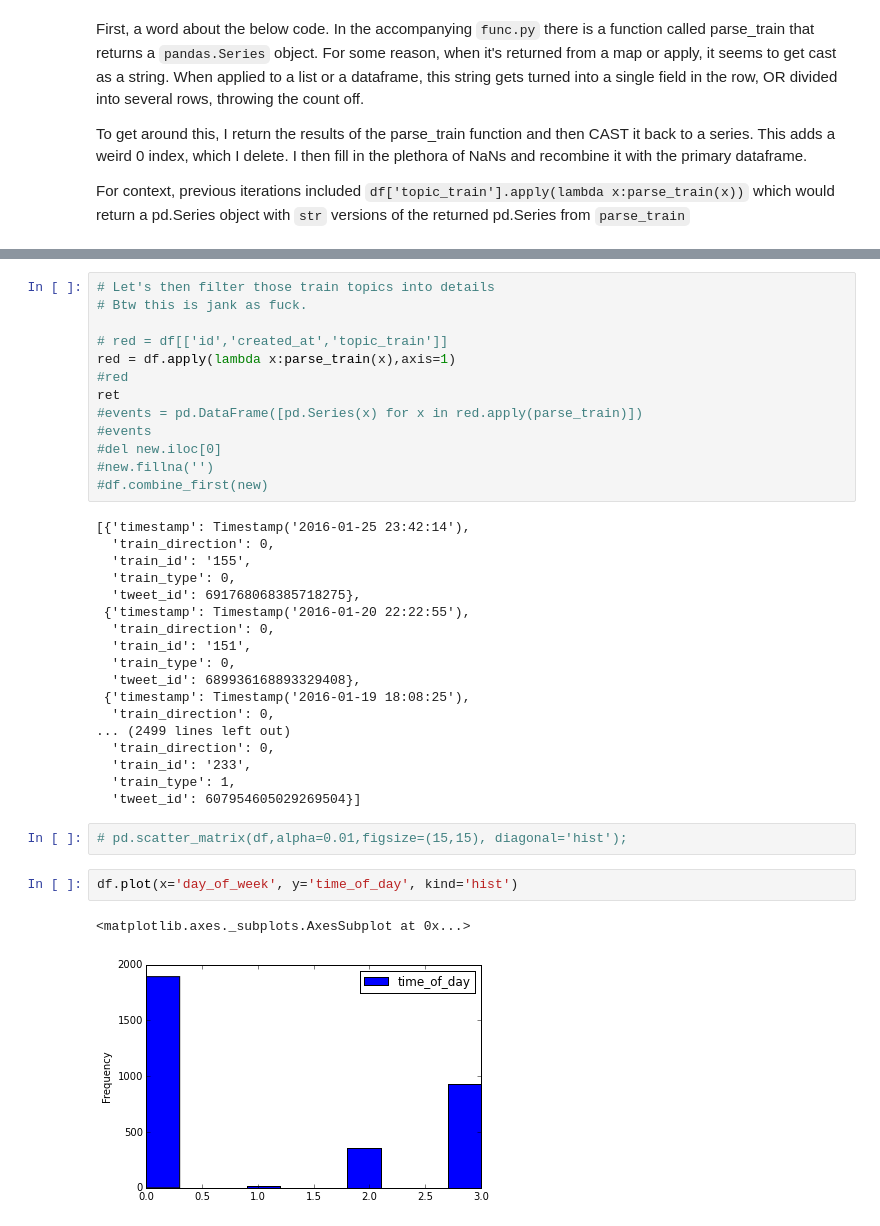
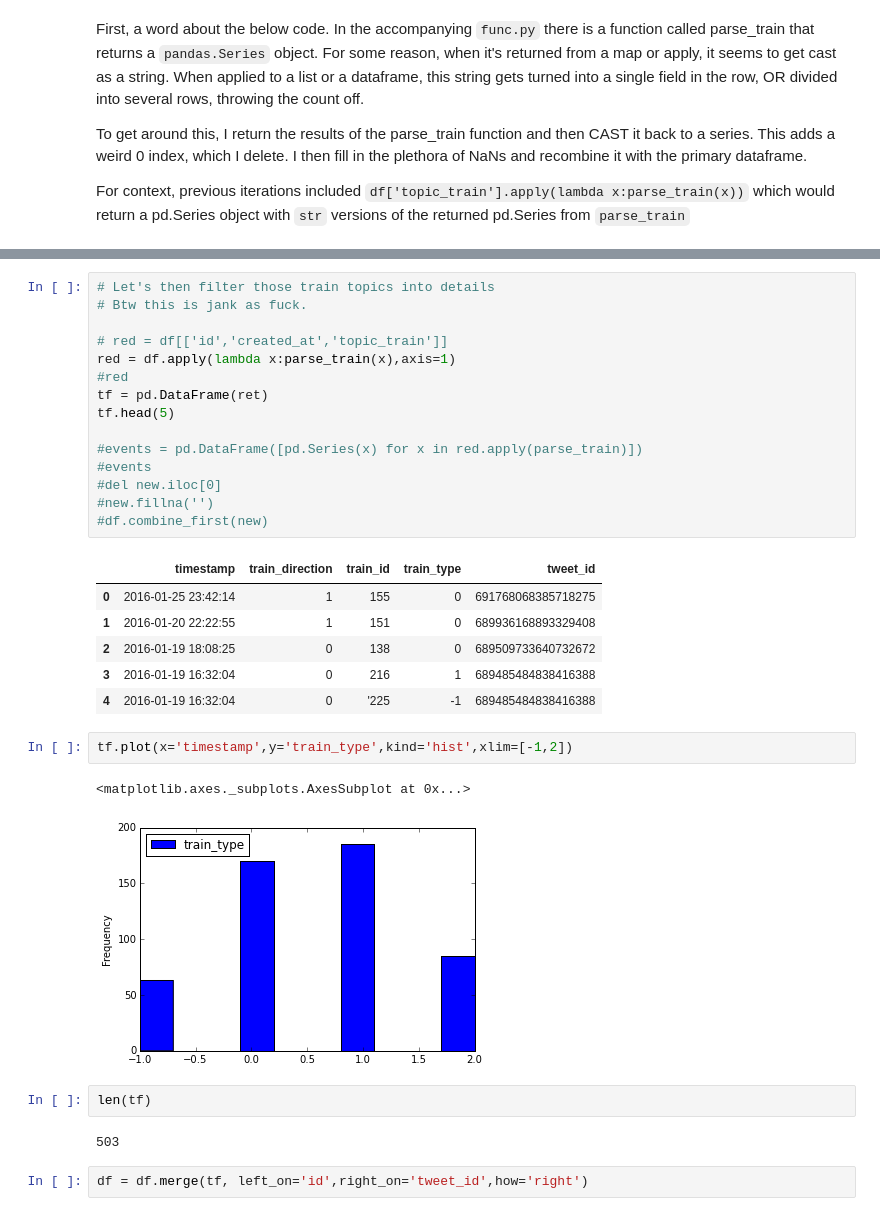
Before and after one commit to lovettbarron/caltrain-predict, a Jupyter notebook: 01explore.ipynb, the cells around one changed output, grey strips where cells are left out. Drawn from its saved outputs; the diff is of its cells as text.

```diff
--- a/01explore.ipynb
+++ b/01explore.ipynb
@@ -203,34 +216,29 @@ def parse_train(t):
 # red = df[['id','created_at','topic_train']]
 red = df.apply(lambda x:parse_train(x),axis=1)
 #red
-ret
+tf = pd.DataFrame(ret)
+tf.head(5)
+
 #events = pd.DataFrame([pd.Series(x) for x in red.apply(parse_train)])
 #events
 #del new.iloc[0]
 #new.fillna('')
 #df.combine_first(new)
 # %% [output]
-[{'timestamp': Timestamp('2016-01-25 23:42:14'),
-  'train_direction': 0,
-  'train_id': '155',
-  'train_type': 0,
-  'tweet_id': 691768068385718275},
- {'timestamp': Timestamp('2016-01-20 22:22:55'),
-  'train_direction': 0,
-  'train_id': '151',
-  'train_type': 0,
-  'tweet_id': 689936168893329408},
- {'timestamp': Timestamp('2016-01-19 18:08:25'),
-  'train_direction': 0,
-... (2499 lines left out)
-  'train_direction': 0,
-  'train_id': '233',
-  'train_type': 1,
-  'tweet_id': 607954605029269504}]
+|  | timestamp | train_direction | train_id | train_type | tweet_id |
+| 0 | 2016-01-25 23:42:14 | 1 | 155 | 0 | 691768068385718275 |
+| 1 | 2016-01-20 22:22:55 | 1 | 151 | 0 | 689936168893329408 |
+| 2 | 2016-01-19 18:08:25 | 0 | 138 | 0 | 689509733640732672 |
+| 3 | 2016-01-19 16:32:04 | 0 | 216 | 1 | 689485484838416388 |
+| 4 | 2016-01-19 16:32:04 | 0 | '225 | -1 | 689485484838416388 |
-# %%
-# pd.scatter_matrix(df,alpha=0.01,figsize=(15,15), diagonal='hist');
 # %%
-df.plot(x='day_of_week', y='time_of_day', kind='hist')
+tf.plot(x='timestamp',y='train_type',kind='hist',xlim=[-1,2])
 # %% [output]
 <matplotlib.axes._subplots.AxesSubplot at 0x...>
-[figure, old version]
+[figure, new version]
+# %%
+len(tf)
+# %% [output]
+503
+# %%
+df = df.merge(tf, left_on='id',right_on='tweet_id',how='right')
```
Also changed, not shown: parts of 13 cells of this notebook, 2 other files.
